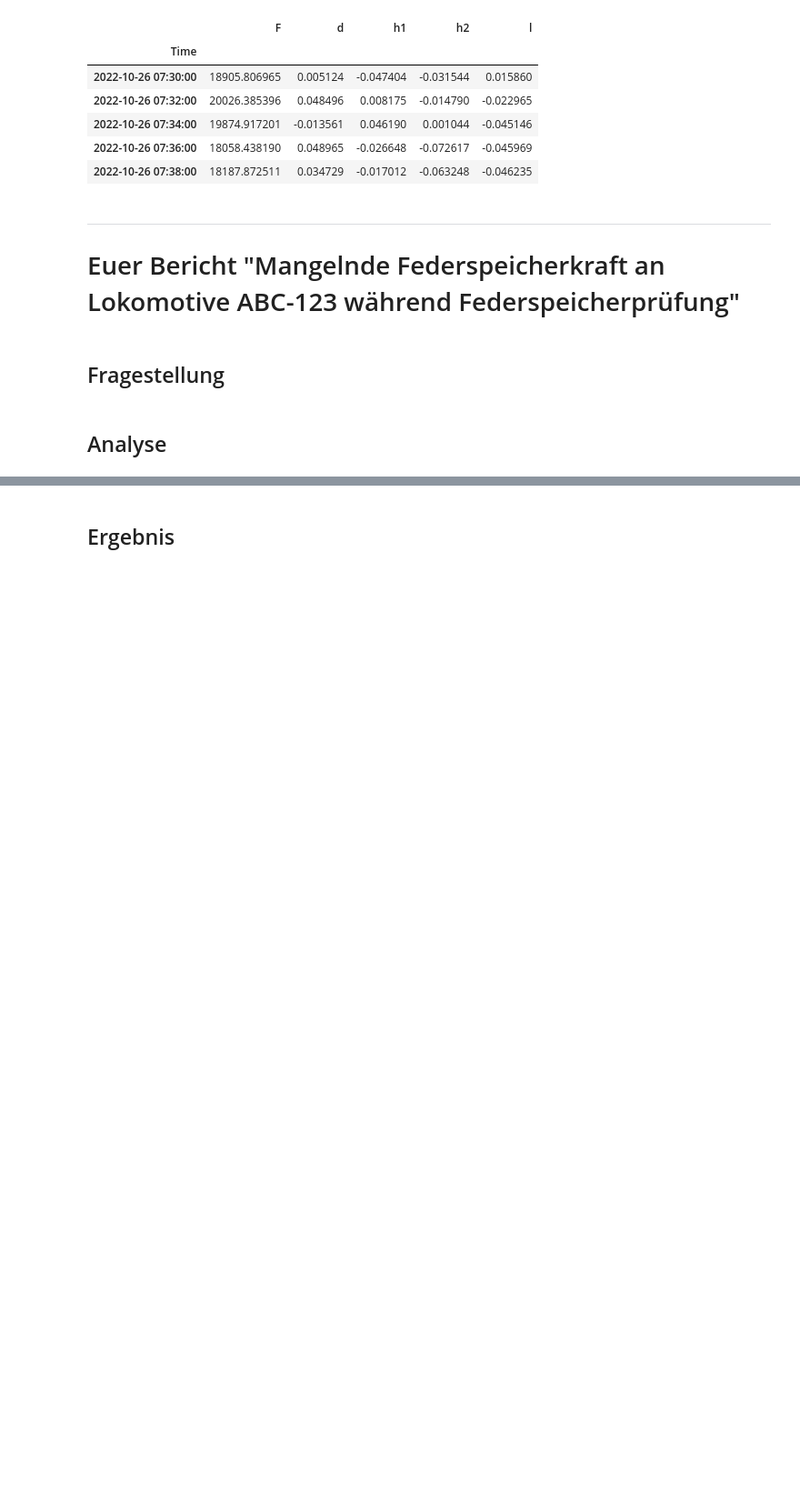
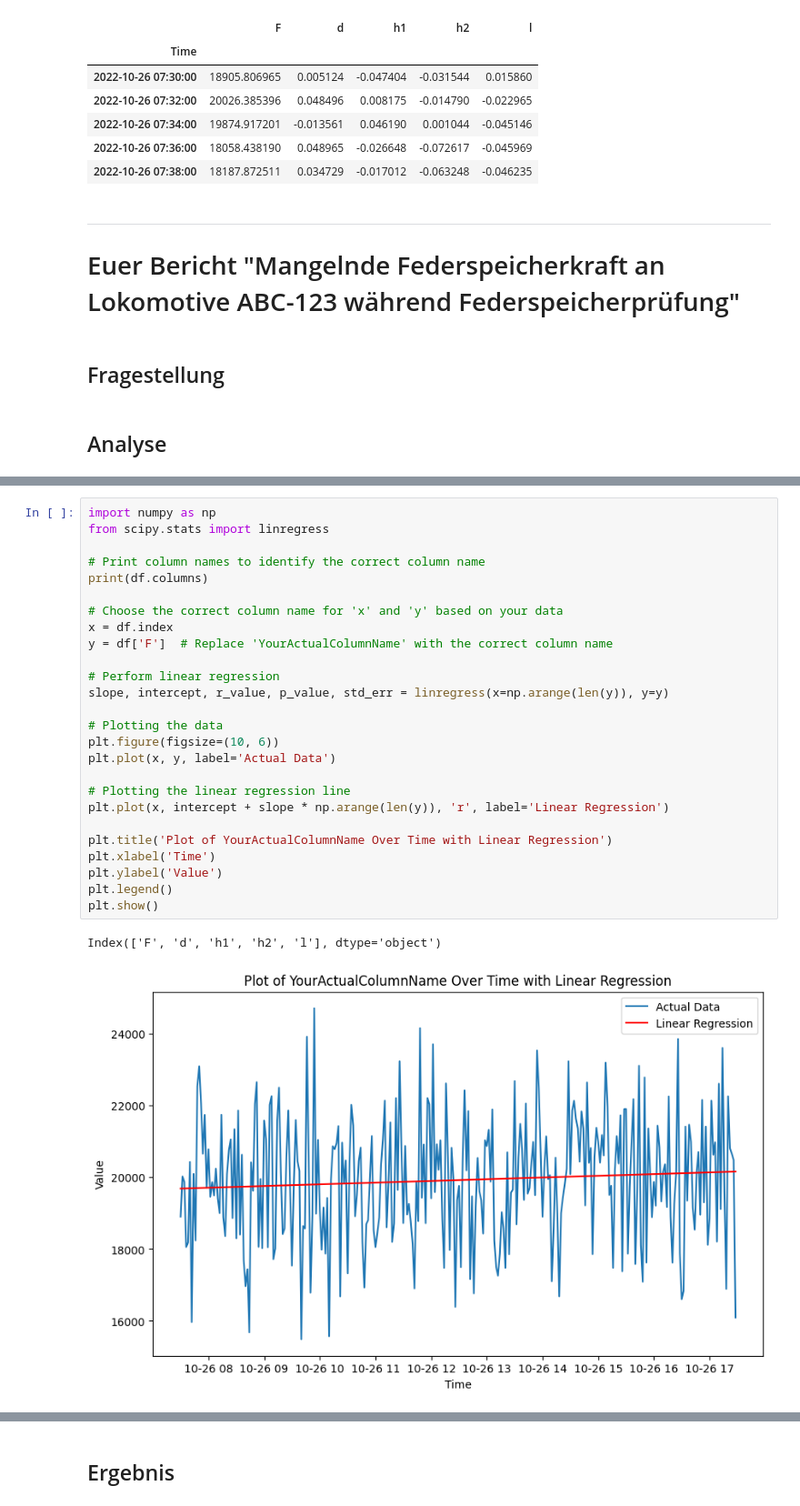
Before and after one commit to FHAC-MdQM/data-exploration-nh6243s, a Jupyter notebook: LoadPBdata.ipynb, the cells around one changed output, grey strips where cells are left out. Shown: that part at 91% size. Saved outputs shown, nothing was run; the diff lists cells and outputs as text; blank space fills up the shorter version.

```diff
--- a/LoadPBdata.ipynb
+++ b/LoadPBdata.ipynb
@@ -75,0 +112,29 @@ df.head()
+# %%
+import numpy as np
+from scipy.stats import linregress
+
+# Print column names to identify the correct column name
+print(df.columns)
+
+# Choose the correct column name for 'x' and 'y' based on your data
+x = df.index
+y = df['F']  # Replace 'YourActualColumnName' with the correct column name
+
+# Perform linear regression
+slope, intercept, r_value, p_value, std_err = linregress(x=np.arange(len(y)), y=y)
+
+# Plotting the data
+plt.figure(figsize=(10, 6))
+plt.plot(x, y, label='Actual Data')
+
+# Plotting the linear regression line
+plt.plot(x, intercept + slope * np.arange(len(y)), 'r', label='Linear Regression')
+
+plt.title('Plot of YourActualColumnName Over Time with Linear Regression')
+plt.xlabel('Time')
+plt.ylabel('Value')
+plt.legend()
+plt.show()
+# %% [output]
+Index(['F', 'd', 'h1', 'h2', 'l'], dtype='object')
+[figure, added]
```
Also changed, not shown: parts of 4 cells of this notebook.
